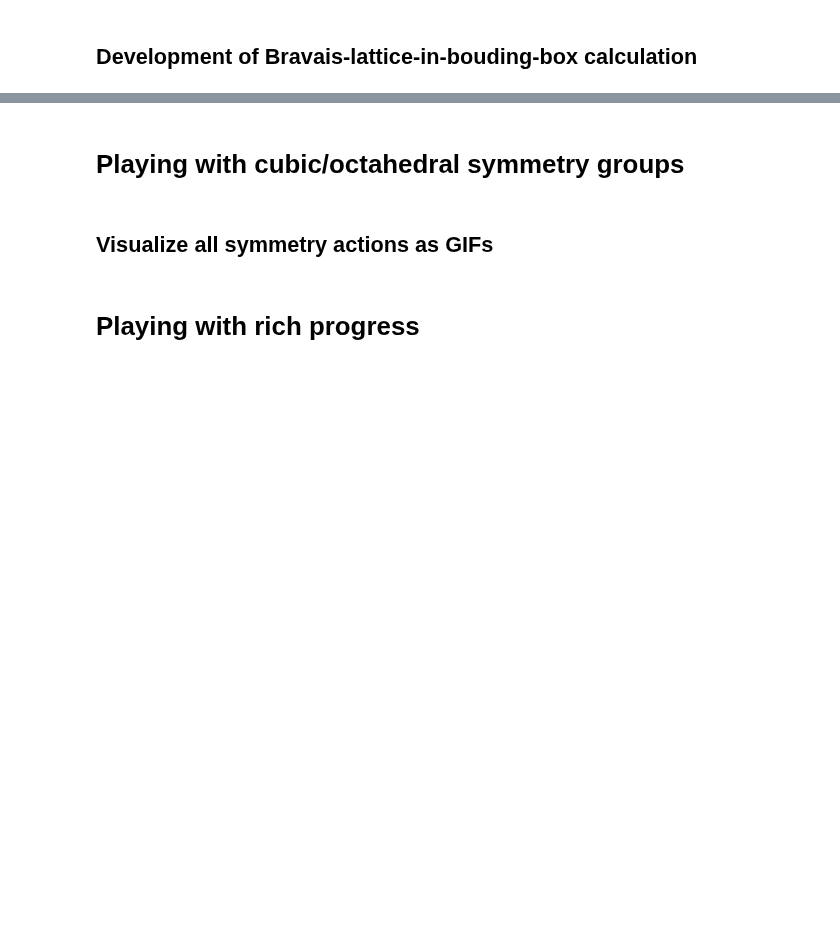
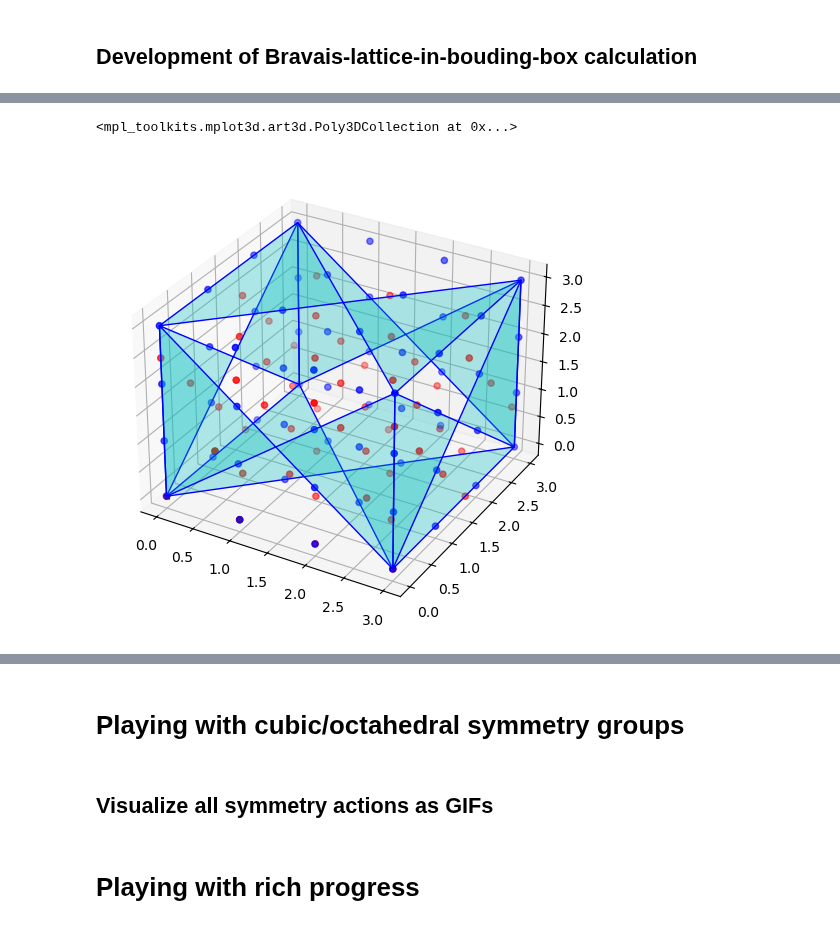
Before and after one commit to timbernat/NREL_polymers, a Jupyter notebook: coordgen.ipynb, the cells around one changed output, grey strips where cells are left out. Saved outputs shown, nothing was run; the diff lists cells and outputs as text; code cells hidden in the pictures; blank space fills up the shorter version.

```diff
--- a/coordgen.ipynb
+++ b/coordgen.ipynb
@@ -294,0 +110,36 @@ def _identify_trial_integer_points(bbox : coordops.BoundingBox, lattice_vectors
+# %%
+from mpl_toolkits.mplot3d.art3d import Poly3DCollection
+
+lattice_vectors = COMMON_UNIT_LATTICE_VECTORS['RHOMBOHEDRAL']
+# lattice_vectors = COMMON_UNIT_LATTICE_VECTORS['HEXAGONAL']
+int_latt = CubicIntegerLattice(np.array([4,4,4]))
+bbox = BoundingBox(int_latt)
+
+inner_brav_latt, brav_int_latt = identify_bravais_points_within_bbox(lattice_vectors, bbox)
+
+s = 6
+fig = plt.figure(figsize=(s, s))
+ax  = fig.add_subplot(projection='3d')
+ax.scatter(*np.zeros(inner_brav_latt.n_dims), color='k', marker='*') # plot the origin
+ax.scatter(*int_latt.points.T , color='b')
+ax.scatter(*inner_brav_latt.points.T , color='r')
+ax.scatter(*lattice_vectors.T , color='g')
+
+
+bounding_vol = Poly3DCollection(bbox.face_coords, facecolor='c', edgecolor='b', alpha=0.3)
+ax.add_collection3d(bounding_vol)
+# ax.scatter(*brav_int_latt.odd_points.T, color='r')
+# ax.scatter(*brav_int_latt.even_points.T, color='b')
+
+
+# bbox_rect = plt.Rectangle(bbox.minimum, *bbox.dims, edgecolor='b', facecolor='c', alpha=0.3)
+# ax.add_patch(bbox_rect)
+# # ax.scatter(*bbox.vertices.T, color='b')
+# ax.scatter(*lattice_vectors.T, color='m')
+
+# # ax.scatter(*inv_bbox_coords.points.T, color='y')
+# # ax.scatter(*integral_bounding_points.T, color='tab:orange')
+# # ax.scatter(*trial_latt_points.points.T, color='tab:purple')
+# %% [output]
+<mpl_toolkits.mplot3d.art3d.Poly3DCollection at 0x...>
+[figure, added]
```
Also changed, not shown: parts of 30 cells of this notebook.
